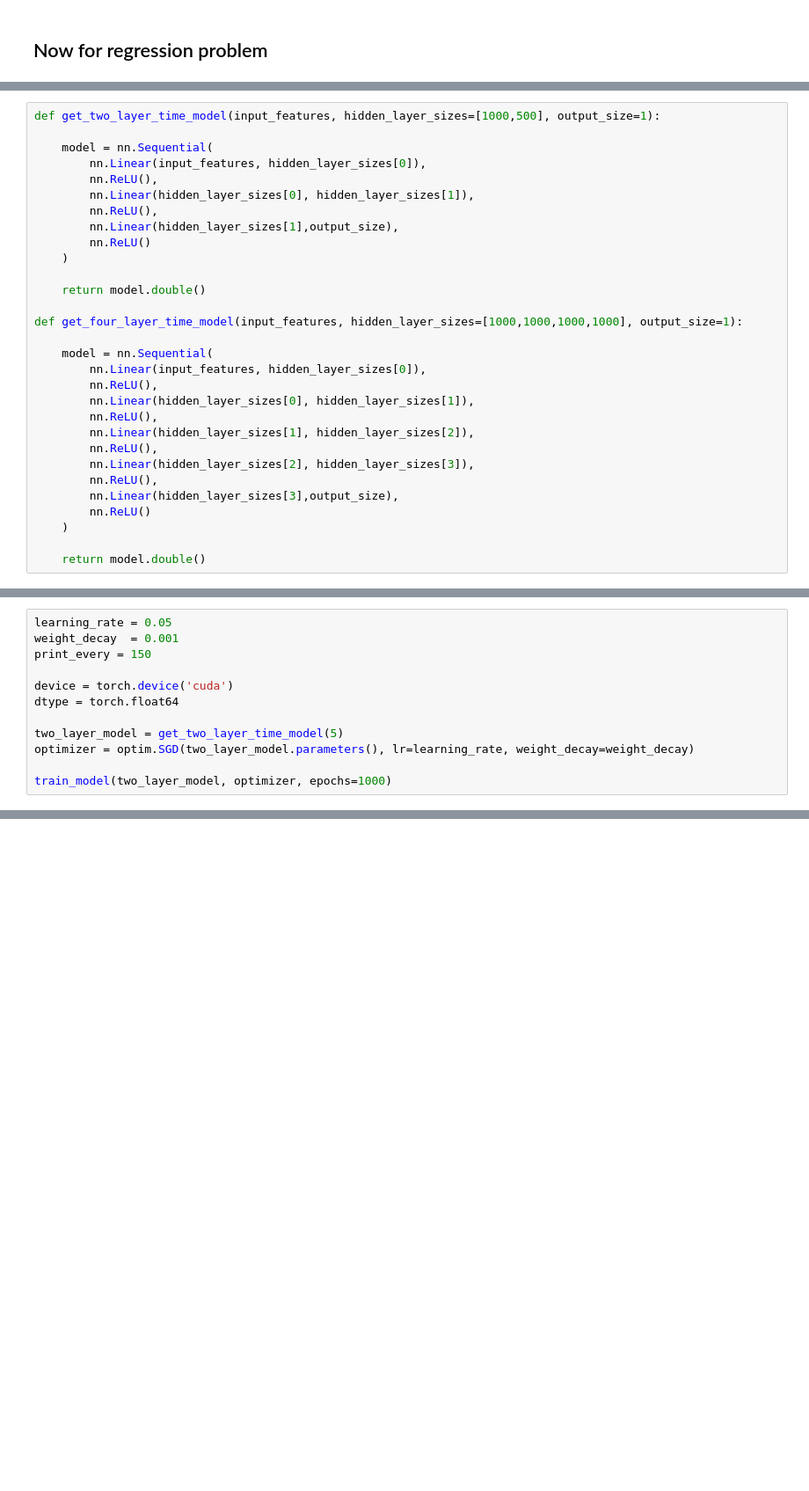
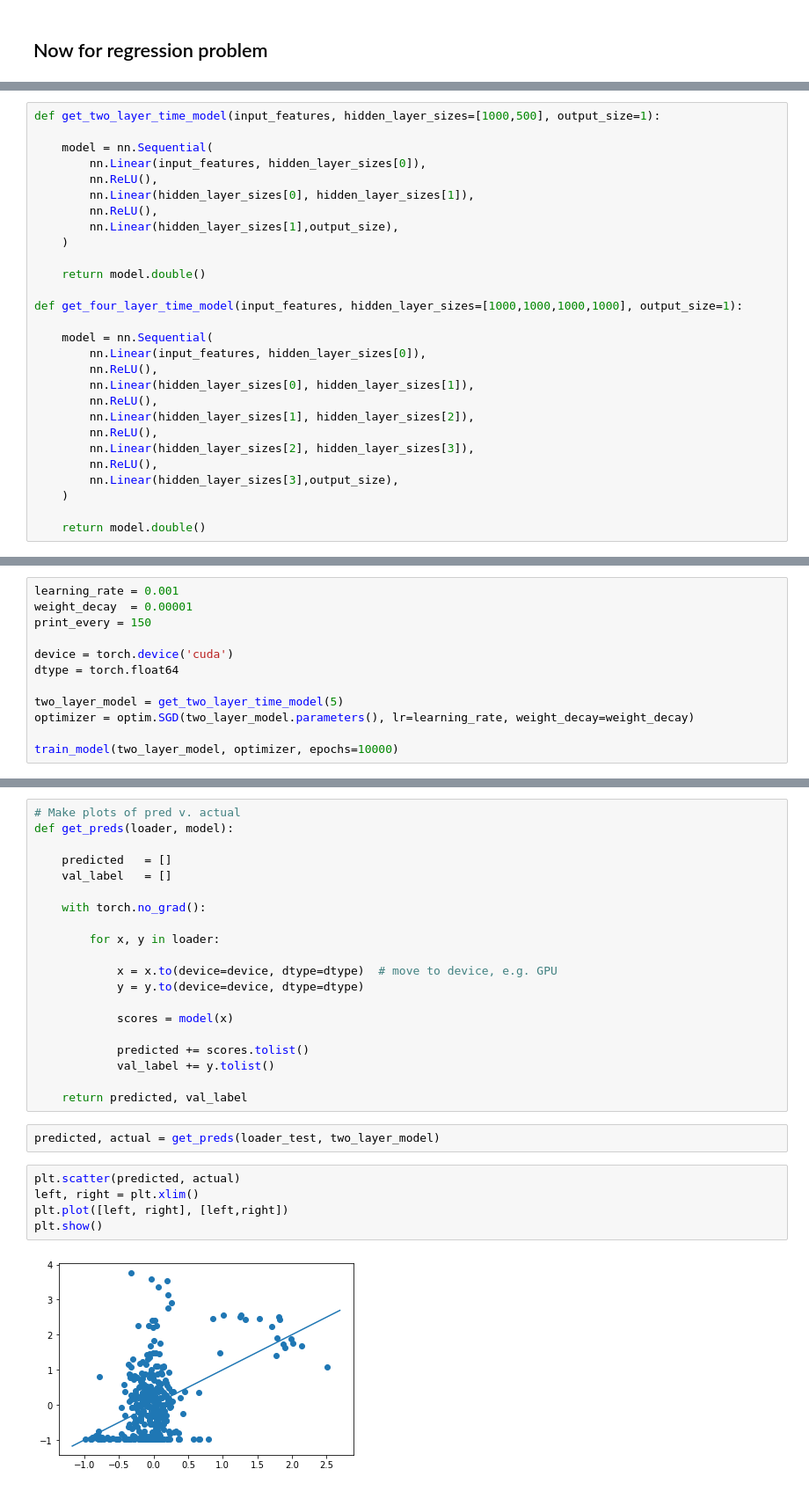
Before and after one commit to bmullet/PEEVED, a Jupyter notebook: DEEP PEEVED.ipynb, the cells around one changed output, grey strips where cells are left out. Shown: that part at 88% size. Saved outputs shown, nothing was run; the diff lists cells and outputs as text; blank space fills up the shorter version.

```diff
--- a/DEEP PEEVED.ipynb
+++ b/DEEP PEEVED.ipynb
@@ -418,7 +490,6 @@ def get_two_layer_time_model(input_features, hidden_layer_sizes=[1000,500], outp
         nn.Linear(hidden_layer_sizes[0], hidden_layer_sizes[1]),
         nn.ReLU(),
         nn.Linear(hidden_layer_sizes[1],output_size),
-        nn.ReLU()
     )
 
     return model.double()
@@ -435,7 +506,6 @@ def get_four_layer_time_model(input_features, hidden_layer_sizes=[1000,1000,1000
         nn.Linear(hidden_layer_sizes[2], hidden_layer_sizes[3]),
         nn.ReLU(),
         nn.Linear(hidden_layer_sizes[3],output_size),
-        nn.ReLU()
     )
 
     return model.double()
@@ -503,8 +575,8 @@ def train_model(model, optimizer, epochs=1):
             check_accuracy(loader_val, model, criterion)
             check_accuracy(loader_test, model, criterion)
 # %%
-learning_rate = 0.05
-weight_decay  = 0.001
+learning_rate = 0.001
+weight_decay  = 0.00001
 print_every = 150
 
 device = torch.device('cuda')
@@ -513,4 +585,4 @@ dtype = torch.float64
 two_layer_model = get_two_layer_time_model(5)
 optimizer = optim.SGD(two_layer_model.parameters(), lr=learning_rate, weight_decay=weight_decay)
 
-train_model(two_layer_model, optimizer, epochs=1000)
+train_model(two_layer_model, optimizer, epochs=10000)
@@ -516,0 +603,29 @@ train_model(two_layer_model, optimizer, epochs=1000)
+# %%
+# Make plots of pred v. actual
+def get_preds(loader, model):
+
+    predicted   = []
+    val_label   = []
+
+    with torch.no_grad():
+
+        for x, y in loader:
+
+            x = x.to(device=device, dtype=dtype)  # move to device, e.g. GPU
+            y = y.to(device=device, dtype=dtype)
+
+            scores = model(x)
+
+            predicted += scores.tolist()
+            val_label += y.tolist()
+
+    return predicted, val_label
+# %%
+predicted, actual = get_preds(loader_test, two_layer_model)
+# %%
+plt.scatter(predicted, actual)
+left, right = plt.xlim()
+plt.plot([left, right], [left,right])
+plt.show()
+# %% [output]
+[figure, added]
```
Also changed, not shown: parts of 9 cells of this notebook, 1 other file.
